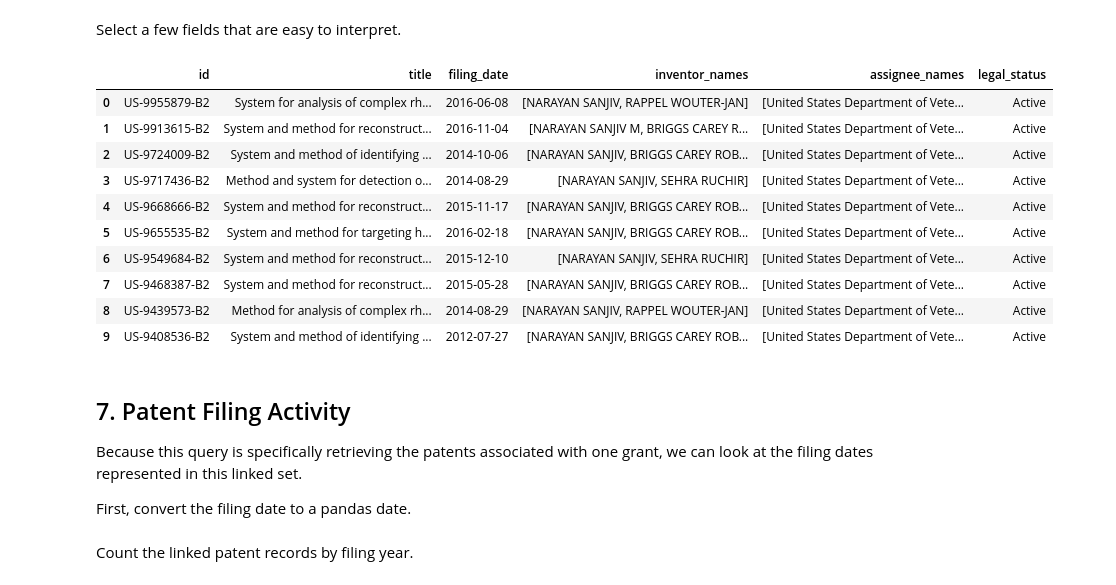
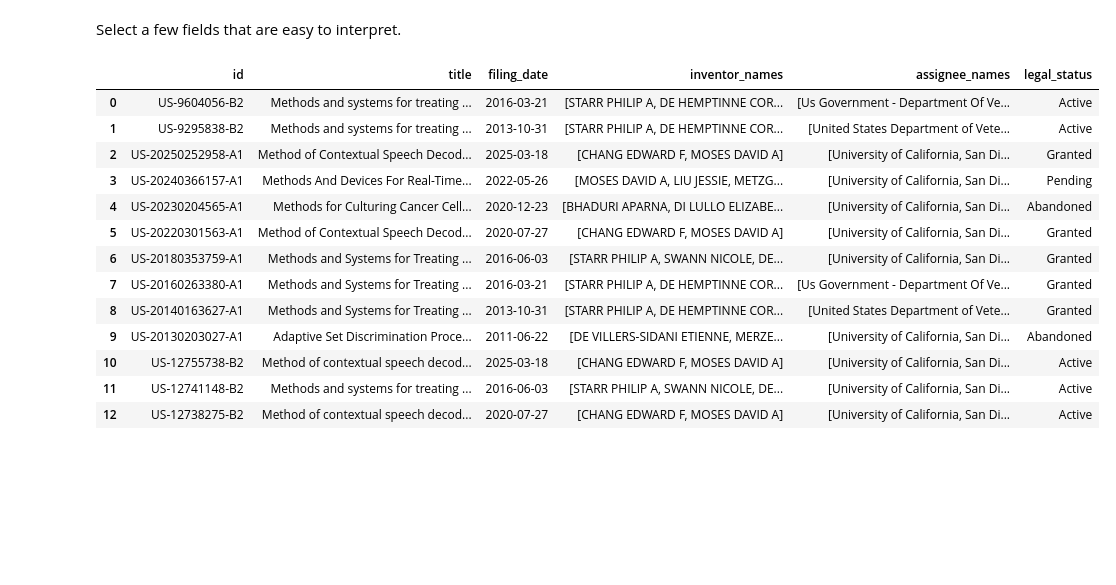
Before and after one commit to geoffswc/Research-Patent-Landscape-Informatics, a Jupyter notebook: Dimensions-Grant-to-Patents.ipynb, the cells around one changed output. Drawn from its saved outputs; the diff is of its cells as text; code cells hidden in the pictures; blank space fills up the shorter version.

Commit message:
use ucsf machine learning patents

```diff
--- a/Dimensions-Grant-to-Patents.ipynb
+++ b/Dimensions-Grant-to-Patents.ipynb
@@ -254,29 +327,28 @@ Index(['id', 'title', 'assignee_names', 'associated_grant_ids', 'cpc',
 # %% [markdown]
 Select a few fields that are easy to interpret.
 # %%
-patents_df[[
-    "id",
-    "title",
-    "filing_date",
-    "inventor_names",
-    "assignee_names",
-    "legal_status"
-]].head(10)
+patents_df[
+    [
+        "id",
+        "title",
+        "filing_date",
+        "inventor_names",
+        "assignee_names",
+        "legal_status"
+    ]
+].head(20)
 # %% [output]
 |  | id | title | filing_date | inventor_names | assignee_names | legal_status |
-| 0 | US-9955879-B2 | System for analysis of complex rh... | 2016-06-08 | [NARAYAN SANJIV, RAPPEL WOUTER-JAN] | [United States Department of Vete... | Active |
-| 1 | US-9913615-B2 | System and method for reconstruct... | 2016-11-04 | [NARAYAN SANJIV M, BRIGGS CAREY R... | [United States Department of Vete... | Active |
-| 2 | US-9724009-B2 | System and method of identifying ... | 2014-10-06 | [NARAYAN SANJIV, BRIGGS CAREY ROB... | [United States Department of Vete... | Active |
-| 3 | US-9717436-B2 | Method and system for detection o... | 2014-08-29 | [NARAYAN SANJIV, SEHRA RUCHIR] | [United States Department of Vete... | Active |
-| 4 | US-9668666-B2 | System and method for reconstruct... | 2015-11-17 | [NARAYAN SANJIV, BRIGGS CAREY ROB... | [United States Department of Vete... | Active |
-| 5 | US-9655535-B2 | System and method for targeting h... | 2016-02-18 | [NARAYAN SANJIV, BRIGGS CAREY ROB... | [United States Department of Vete... | Active |
-| 6 | US-9549684-B2 | System and method for reconstruct... | 2015-12-10 | [NARAYAN SANJIV, SEHRA RUCHIR] | [United States Department of Vete... | Active |
-| 7 | US-9468387-B2 | System and method for reconstruct... | 2015-05-28 | [NARAYAN SANJIV, BRIGGS CAREY ROB... | [United States Department of Vete... | Active |
-| 8 | US-9439573-B2 | Method for analysis of complex rh... | 2014-08-29 | [NARAYAN SANJIV, RAPPEL WOUTER-JAN] | [United States Department of Vete... | Active |
-| 9 | US-9408536-B2 | System and method of identifying ... | 2012-07-27 | [NARAYAN SANJIV, BRIGGS CAREY ROB... | [United States Department of Vete... | Active |
+| 0 | US-9604056-B2 | Methods and systems for treating ... | 2016-03-21 | [STARR PHILIP A, DE HEMPTINNE COR... | [Us Government - Department Of Ve... | Active |
+| 1 | US-9295838-B2 | Methods and systems for treating ... | 2013-10-31 | [STARR PHILIP A, DE HEMPTINNE COR... | [United States Department of Vete... | Active |
+| 2 | US-20250252958-A1 | Method of Contextual Speech Decod... | 2025-03-18 | [CHANG EDWARD F, MOSES DAVID A] | [University of California, San Di... | Granted |
+| 3 | US-20240366157-A1 | Methods And Devices For Real-Time... | 2022-05-26 | [MOSES DAVID A, LIU JESSIE, METZG... | [University of California, San Di... | Pending |
+| 4 | US-20230204565-A1 | Methods for Culturing Cancer Cell... | 2020-12-23 | [BHADURI APARNA, DI LULLO ELIZABE... | [University of California, San Di... | Abandoned |
+| 5 | US-20220301563-A1 | Method of Contextual Speech Decod... | 2020-07-27 | [CHANG EDWARD F, MOSES DAVID A] | [University of California, San Di... | Granted |
+| 6 | US-20180353759-A1 | Methods and Systems for Treating ... | 2016-06-03 | [STARR PHILIP A, SWANN NICOLE, DE... | [University of California, San Di... | Granted |
+| 7 | US-20160263380-A1 | Methods and Systems for Treating ... | 2016-03-21 | [STARR PHILIP A, DE HEMPTINNE COR... | [Us Government - Department Of Ve... | Granted |
+| 8 | US-20140163627-A1 | Methods and Systems for Treating ... | 2013-10-31 | [STARR PHILIP A, DE HEMPTINNE COR... | [United States Department of Vete... | Granted |
+| 9 | US-20130203027-A1 | Adaptive Set Discrimination Proce... | 2011-06-22 | [DE VILLERS-SIDANI ETIENNE, MERZE... | [University of California, San Di... | Abandoned |
+| 10 | US-12755738-B2 | Method of contextual speech decod... | 2025-03-18 | [CHANG EDWARD F, MOSES DAVID A] | [University of California, San Di... | Active |
+| 11 | US-12741148-B2 | Methods and systems for treating ... | 2016-06-03 | [STARR PHILIP A, SWANN NICOLE, DE... | [University of California, San Di... | Active |
+| 12 | US-12738275-B2 | Method of contextual speech decod... | 2020-07-27 | [CHANG EDWARD F, MOSES DAVID A] | [University of California, San Di... | Active |
-# %% [markdown]
-## 7. Patent Filing Activity
-
-Because this query is specifically retrieving the patents associated with one grant, we can look at the filing dates represented in this linked set.
-
-First, convert the filing date to a pandas date.
@@ -290,2 +354,0 @@ patents_df["filing_year"] = patents_df["filing_date"].dt.year
-# %% [markdown]
-Count the linked patent records by filing year.
```
Also changed, not shown: parts of 52 cells of this notebook.
